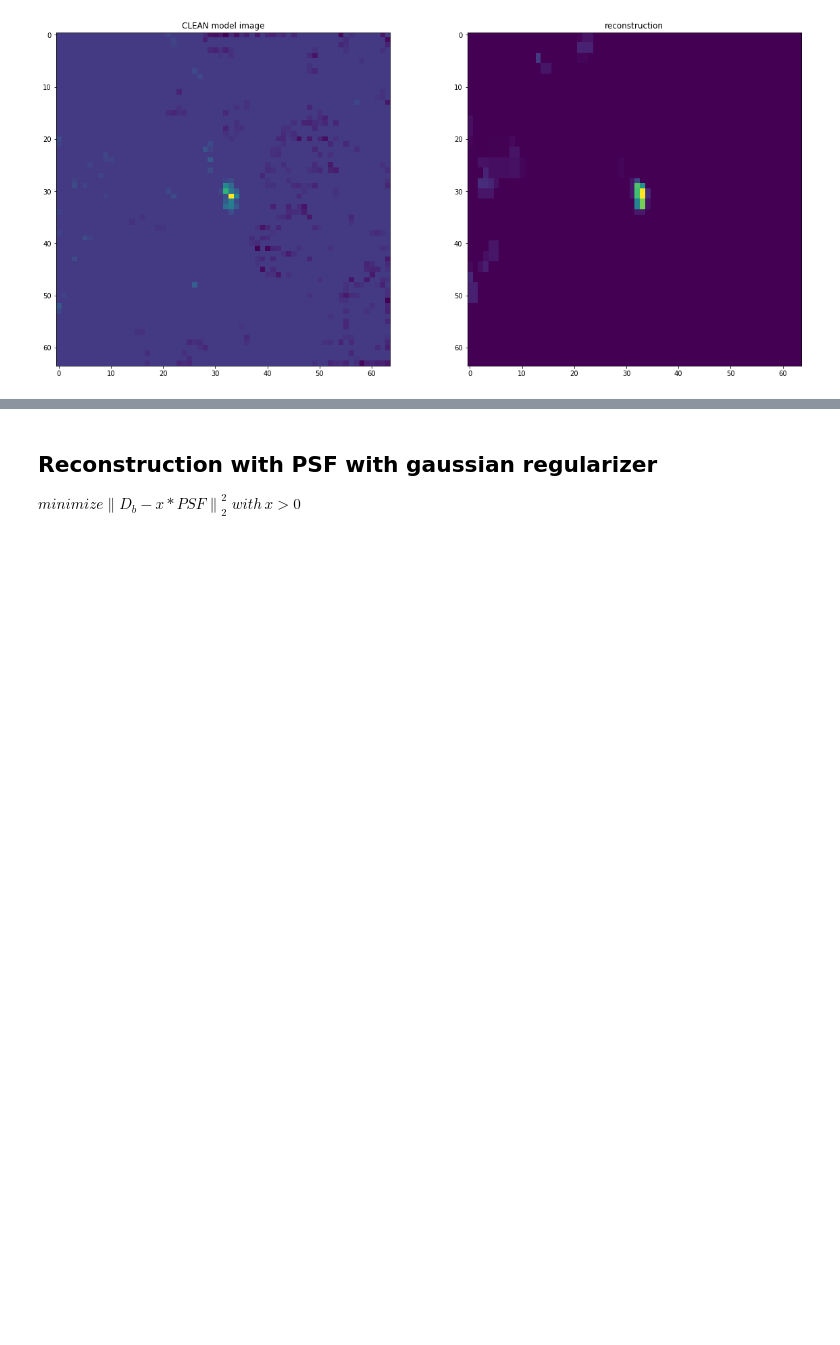
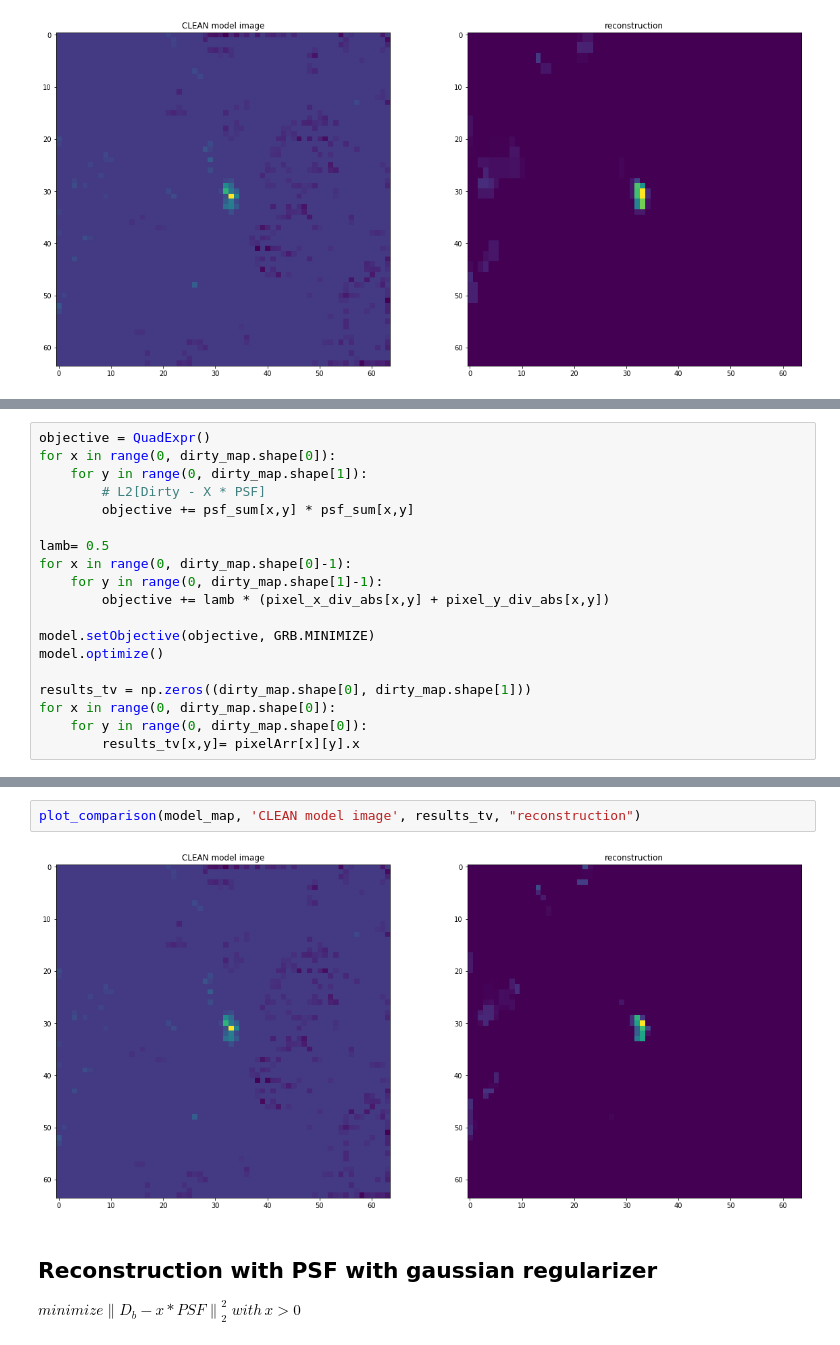
Before and after one commit to lord-blueberry/p7-cs, a Jupyter notebook: sandbox/00-cs-dirty.ipynb, the cells around one changed output, grey strips where cells are left out. Drawn from its saved outputs; the diff is of its cells as text; blank space fills up the shorter version.

```diff
--- a/sandbox/00-cs-dirty.ipynb
+++ b/sandbox/00-cs-dirty.ipynb
@@ -472,0 +539,19 @@ plot_comparison(model_map, 'CLEAN model image', results_haar, "reconstruction")
+# %%
+objective = QuadExpr()
+for x in range(0, dirty_map.shape[0]):
+    for y in range(0, dirty_map.shape[1]):
+        # L2[Dirty - X * PSF]
+        objective += psf_sum[x,y] * psf_sum[x,y]
+
+lamb= 0.5
+for x in range(0, dirty_map.shape[0]-1):
+    for y in range(0, dirty_map.shape[1]-1):
+        objective += lamb * (pixel_x_div_abs[x,y] + pixel_y_div_abs[x,y])
+
+model.setObjective(objective, GRB.MINIMIZE)
+model.optimize()
+
+results_tv = np.zeros((dirty_map.shape[0], dirty_map.shape[1]))
+for x in range(0, dirty_map.shape[0]):
+    for y in range(0, dirty_map.shape[0]):
+        results_tv[x,y]= pixelArr[x][y].x
@@ -473,3 +576,7 @@ plot_comparison(model_map, 'CLEAN model image', results_haar, "reconstruction")
+# %%
+plot_comparison(model_map, 'CLEAN model image', results_tv, "reconstruction")
+# %% [output]
+[figure, added]
 # %% [markdown]
 ## Reconstruction with PSF with gaussian regularizer
 
```
Also changed, not shown: parts of 50 cells of this notebook, 13 other files.
